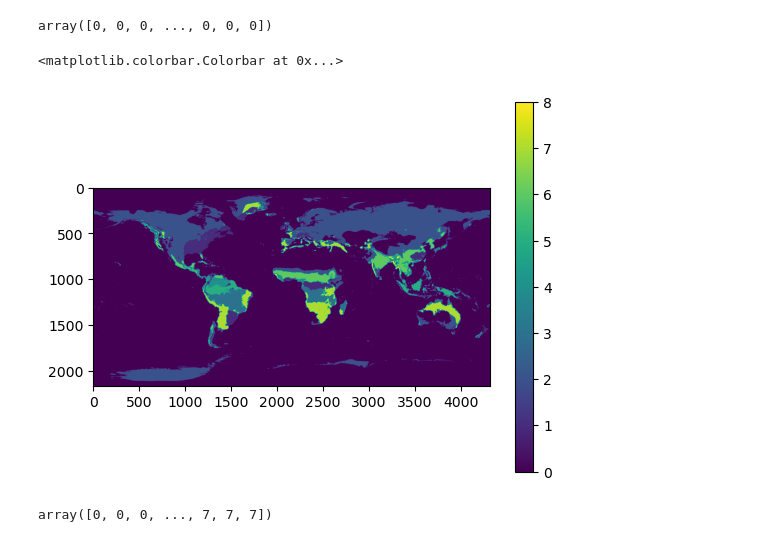
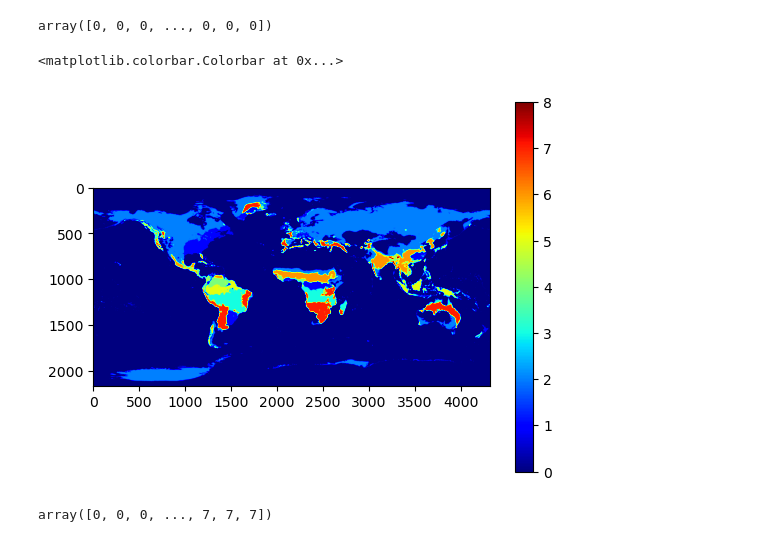
Before and after one commit to deekenyah1/final_year_worldclim, a Jupyter notebook: RASTERIO PROJECT.ipynb, the cells around one changed output. Cells and saved outputs as stored; diff of their text form; code cells hidden in the pictures.

```diff
--- a/RASTERIO PROJECT.ipynb
+++ b/RASTERIO PROJECT.ipynb
@@ -806,20 +830,20 @@ for i in myfiles:
     res.append(zero_array.reshape(-1,1))
 prec_data = np.hstack(res)
 # %%
-kmeans = KMeans(n_clusters=9, random_state=0).fit(prec_data)
+kmeans_prec = KMeans(n_clusters=9, random_state=0).fit(prec_data)
 # %%
-prec_labels = kmeans.labels_
+prec_labels = kmeans_prec.labels_
 prec_labels
 # %% [output]
 array([0, 0, 0, ..., 0, 0, 0])
 # %%
 prec_res = prec_labels.reshape((2160, 4320))
 # %%
-plt.imshow(prec_res)
+plt.imshow(prec_res, cmap = 'jet')
 plt.colorbar()
 # %% [output]
 <matplotlib.colorbar.Colorbar at 0x...>
-[figure, old version]
+[figure, new version]
 # %%
 myfiles = glob.glob(r"C:\Users\Dianne Kenyah\OneDrive - University of Ghana\Documents\GitHub\final_year_worldclim\worldclim\wc2.1_5m_tavg\*.tif")
 res = []
```
Also changed, not shown: parts of 87 cells of this notebook, 1 other file.
